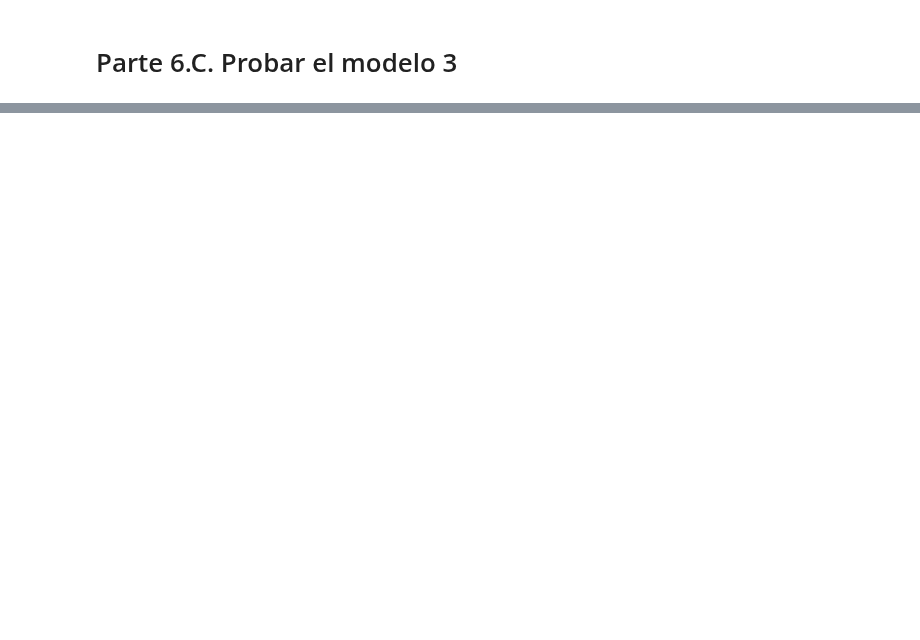
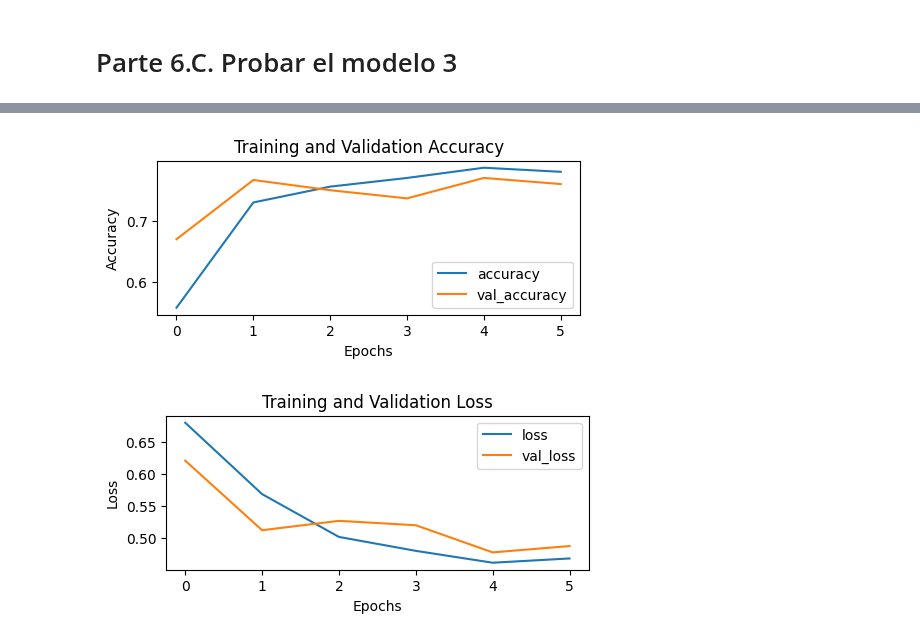
Before and after one commit to DeisyData/BIT_IA_Bootcamp, a Jupyter notebook: S12_C3_CNN_Binary_clase.ipynb, the cells around one changed output, grey strips where cells are left out. Saved outputs shown, nothing was run; the diff lists cells and outputs as text; code cells hidden in the pictures; blank space fills up the shorter version.

```diff
--- a/S12_C3_CNN_Binary_clase.ipynb
+++ b/S12_C3_CNN_Binary_clase.ipynb
@@ -400,7 +400,7 @@ model_3.compile(loss="binary_crossentropy", optimizer=Adam(), metrics=["accuracy
 batch_size = 32
 history_3 = model_3.fit(train_data_augmented,
                         epochs=6,
-                        validation_data=valid_data,
+                        validation_data=valid_data_augmented,
                         verbose = 1)
 # %% [output]
 Epoch 1/6
@@ -419,4 +419,5 @@ Epoch 6/6
 # Parte 6.C. Probar el modelo 3
 # %%
 scores_3  = model_3.evaluate(test_data)
-plot_train_curves(history_2)
+plot_train_curves(history_3)
+# %% [output]
@@ -422,0 +425,2 @@ plot_train_curves(history_2)
+[figure, added]
+[figure, added]
```
Also changed, not shown: parts of 8 cells of this notebook.
